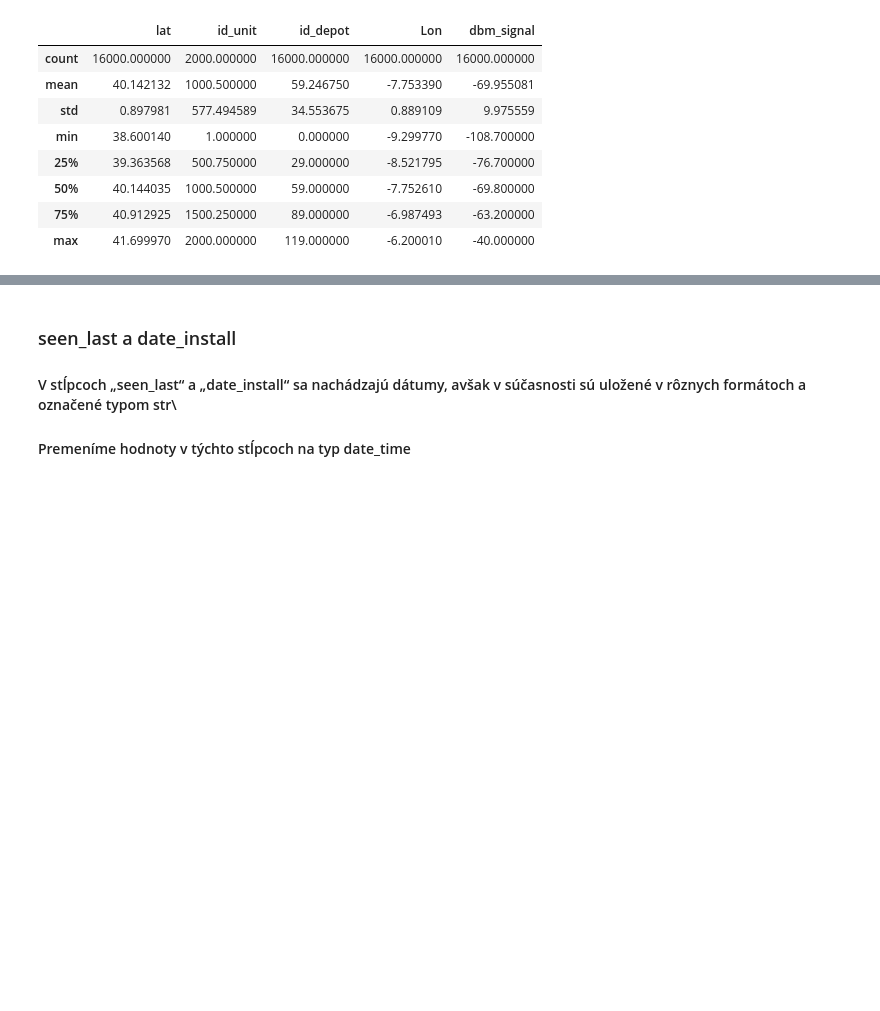
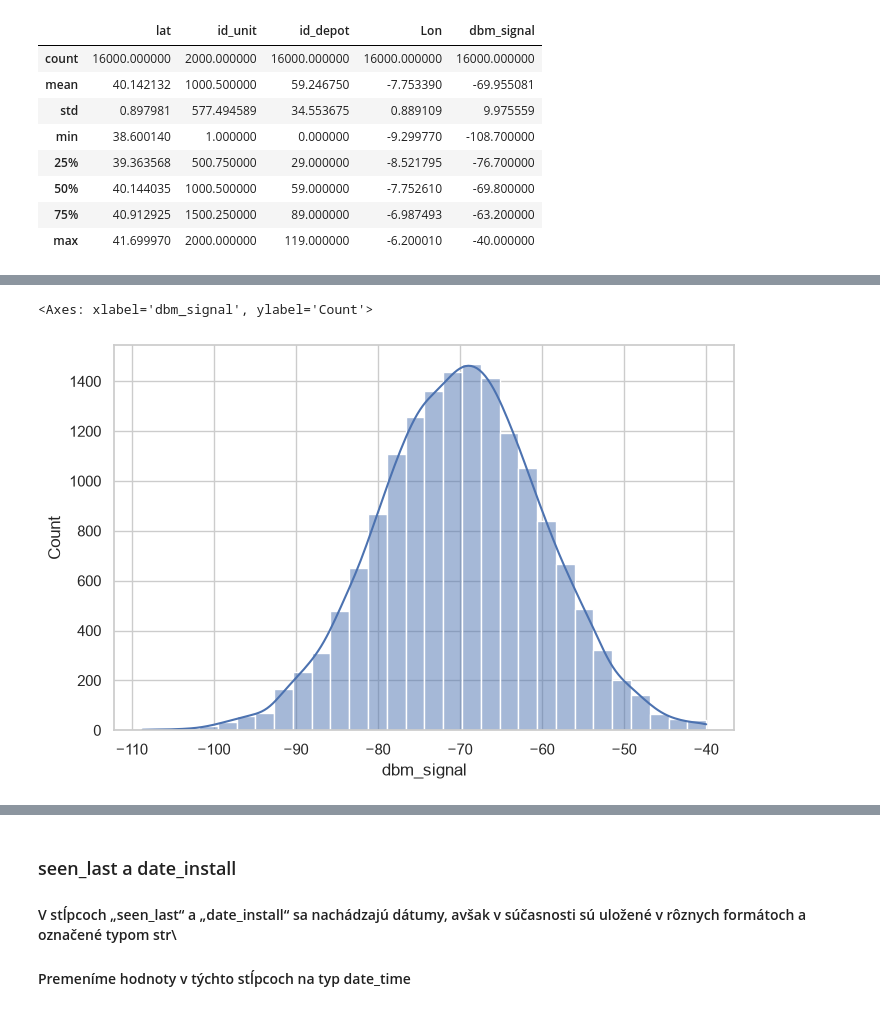
Before and after one commit to NovAndrii/IAU_project, a Jupyter notebook: prjct.ipynb, the cells around one changed output, grey strips where cells are left out. Drawn from its saved outputs; the diff is of its cells as text; code cells hidden in the pictures; blank space fills up the shorter version.

Commit message:
added seperate atribute analysis for some aributed in gateways

```diff
--- a/prjct.ipynb
+++ b/prjct.ipynb
@@ -142,0 +266,14 @@ gateways.describe()
+# %%
+
+
+plt.figure(figsize=(8, 5))
+
+sns.histplot(
+    data=gateways,
+    x="dbm_signal",
+    bins=30,
+    kde=True
+)
+# %% [output]
+<Axes: xlabel='dbm_signal', ylabel='Count'>
+[figure, added]
```
Also changed, not shown: parts of 35 cells of this notebook.
